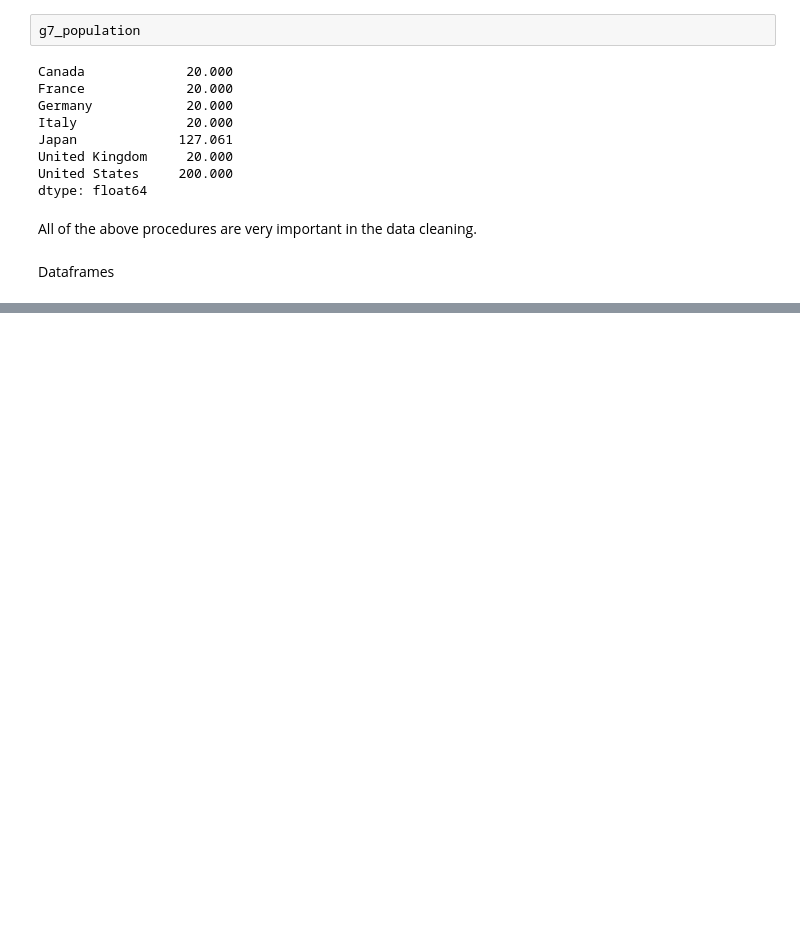
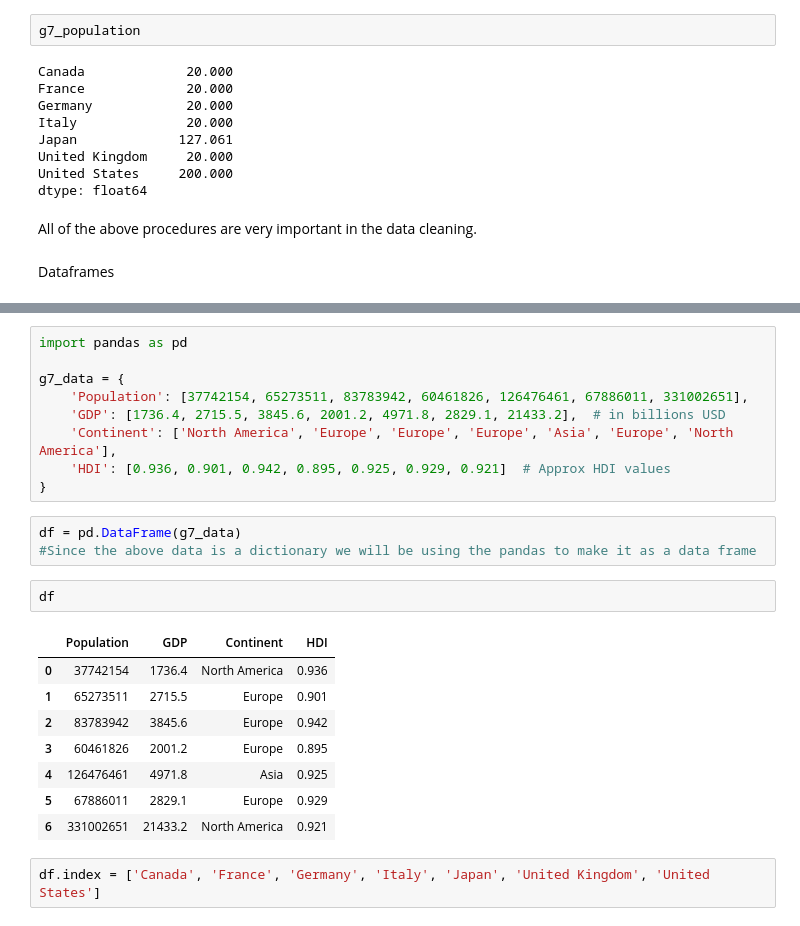
Before and after one commit to pasangyalzen/freecodecamp-data-notes, a Jupyter notebook: pandas_practise.ipynb, the cells around one changed output, grey strips where cells are left out. Drawn from its saved outputs; the diff is of its cells as text; blank space fills up the shorter version.

Commit message:
add : extended lessons on pandas

```diff
--- a/pandas_practise.ipynb
+++ b/pandas_practise.ipynb
@@ -557,0 +560,25 @@ Dataframes
+# %%
+import pandas as pd
+
+g7_data = {
+    'Population': [37742154, 65273511, 83783942, 60461826, 126476461, 67886011, 331002651],
+    'GDP': [1736.4, 2715.5, 3845.6, 2001.2, 4971.8, 2829.1, 21433.2],  # in billions USD
+    'Continent': ['North America', 'Europe', 'Europe', 'Europe', 'Asia', 'Europe', 'North America'],
+    'HDI': [0.936, 0.901, 0.942, 0.895, 0.925, 0.929, 0.921]  # Approx HDI values
+}
+# %%
+df = pd.DataFrame(g7_data)
+#Since the above data is a dictionary we will be using the pandas to make it as a data frame
+# %%
+df
+# %% [output]
+|  | Population | GDP | Continent | HDI |
+| 0 | 37742154 | 1736.4 | North America | 0.936 |
+| 1 | 65273511 | 2715.5 | Europe | 0.901 |
+| 2 | 83783942 | 3845.6 | Europe | 0.942 |
+| 3 | 60461826 | 2001.2 | Europe | 0.895 |
+| 4 | 126476461 | 4971.8 | Asia | 0.925 |
+| 5 | 67886011 | 2829.1 | Europe | 0.929 |
+| 6 | 331002651 | 21433.2 | North America | 0.921 |
+# %%
+df.index = ['Canada', 'France', 'Germany', 'Italy', 'Japan', 'United Kingdom', 'United States']
```
Also changed, not shown: parts of 49 cells of this notebook.
